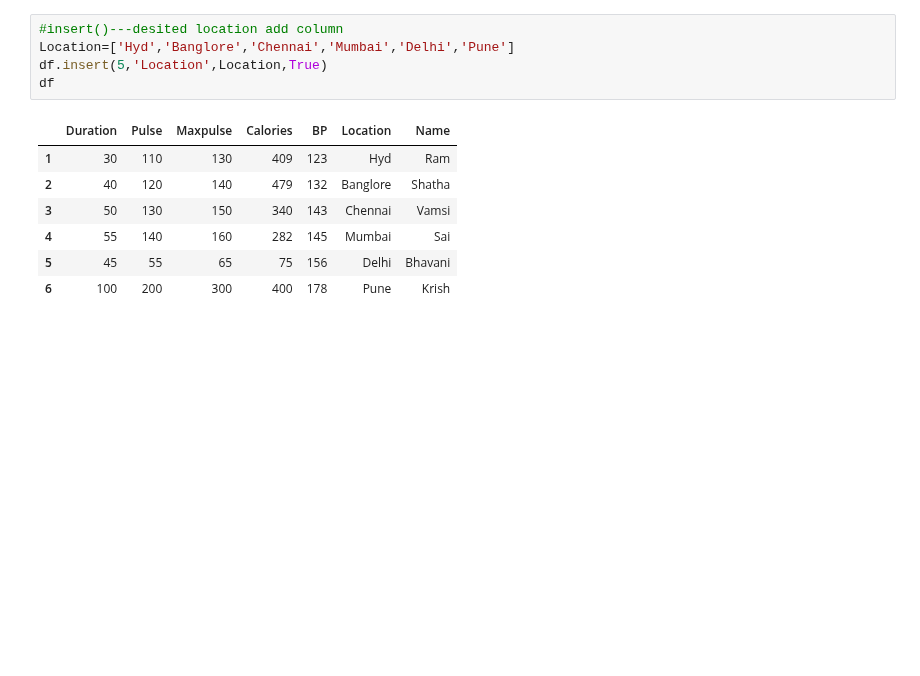
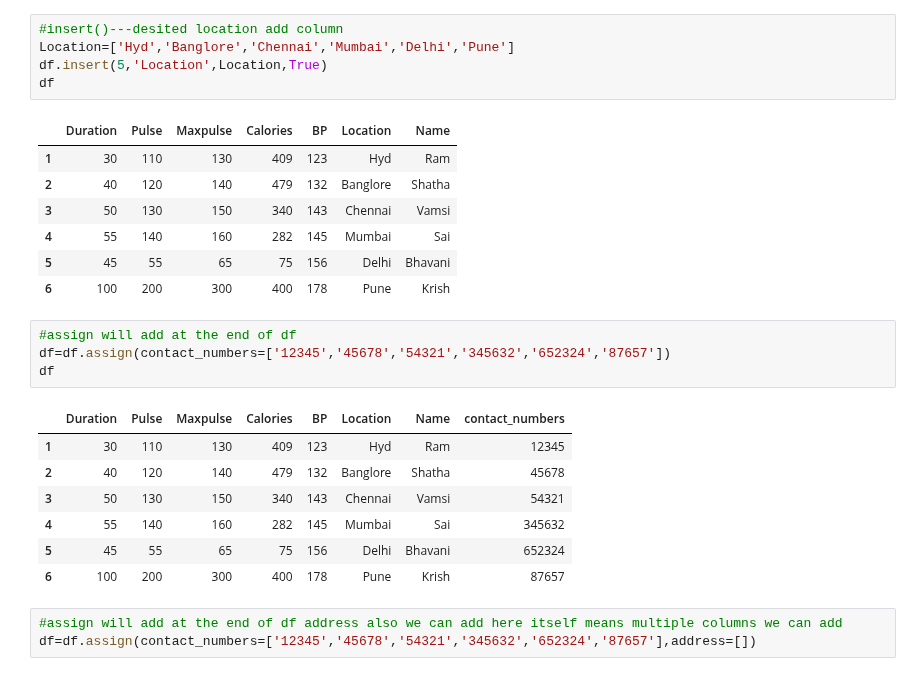
Before and after one commit to ramnagella/Demo, a Jupyter notebook: DA_Day5.ipynb, the cells around one changed output. Cells and saved outputs as stored; diff of their text form; blank space fills up the shorter version.

```diff
--- a/DA_Day5.ipynb
+++ b/DA_Day5.ipynb
@@ -484,3 +484,18 @@ df
 | 4 | 55 | 140 | 160 | 282 | 145 | Mumbai | Sai |
 | 5 | 45 | 55 | 65 | 75 | 156 | Delhi | Bhavani |
 | 6 | 100 | 200 | 300 | 400 | 178 | Pune | Krish |
+# %%
+#assign will add at the end of df
+df=df.assign(contact_numbers=['12345','45678','54321','345632','652324','87657'])
+df
+# %% [output]
+|  | Duration | Pulse | Maxpulse | Calories | BP | Location | Name | contact_numbers |
+| 1 | 30 | 110 | 130 | 409 | 123 | Hyd | Ram | 12345 |
+| 2 | 40 | 120 | 140 | 479 | 132 | Banglore | Shatha | 45678 |
+| 3 | 50 | 130 | 150 | 340 | 143 | Chennai | Vamsi | 54321 |
+| 4 | 55 | 140 | 160 | 282 | 145 | Mumbai | Sai | 345632 |
+| 5 | 45 | 55 | 65 | 75 | 156 | Delhi | Bhavani | 652324 |
+| 6 | 100 | 200 | 300 | 400 | 178 | Pune | Krish | 87657 |
+# %%
+#assign will add at the end of df address also we can add here itself means multiple columns we can add
+df=df.assign(contact_numbers=['12345','45678','54321','345632','652324','87657'],address=[])
```
